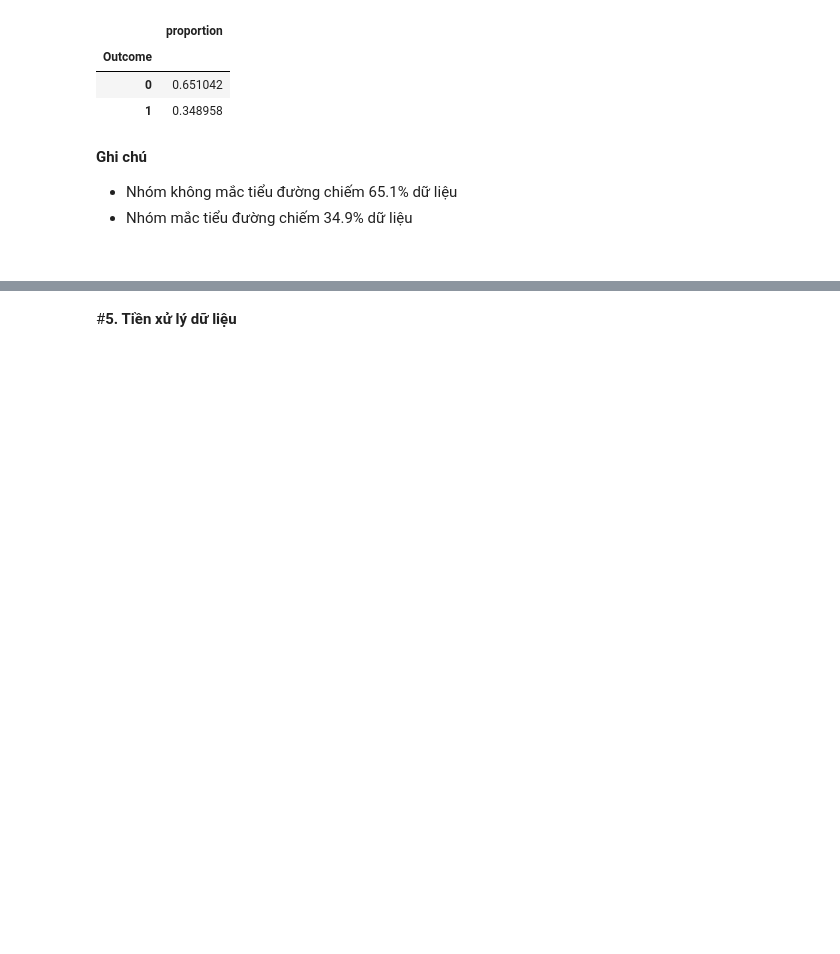
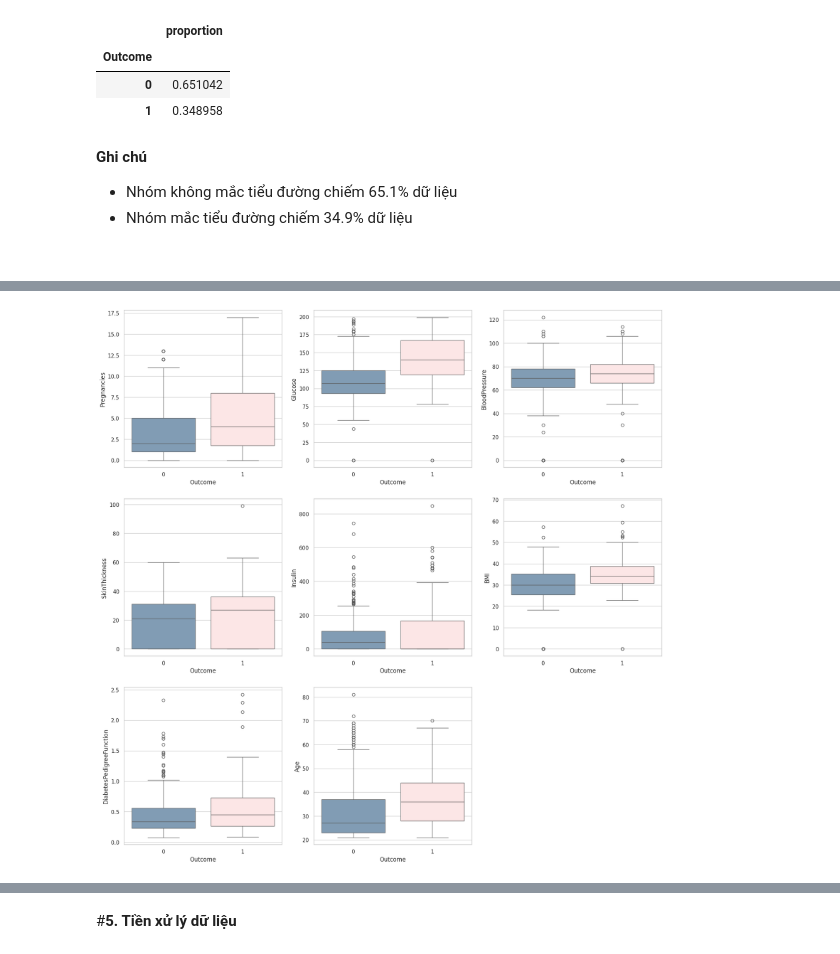
Before and after one commit to nguyenthithuylinh-ship-it/Diabetes_Project, a Jupyter notebook: Exploratory_Data_Analysis.ipynb, the cells around one changed output, grey strips where cells are left out. Cells and saved outputs as stored; diff of their text form; code cells hidden in the pictures; blank space fills up the shorter version.

```diff
--- a/Exploratory_Data_Analysis.ipynb
+++ b/Exploratory_Data_Analysis.ipynb
@@ -338,0 +617,12 @@ target_percent()
+# %%
+index = 0
+plt.figure(figsize=(20,20))
+for feature in data.columns:
+    if feature != "Outcome":
+        index += 1
+        plt.subplot(3,3,index)
+        sns.boxplot(x='Outcome', y=feature, data=data,
+                    hue='Outcome', palette=['#789DBC', '#FFE3E3'], legend=False)
+plt.show()
+# %% [output]
+[figure, added]
```
Also changed, not shown: parts of 113 cells of this notebook.
